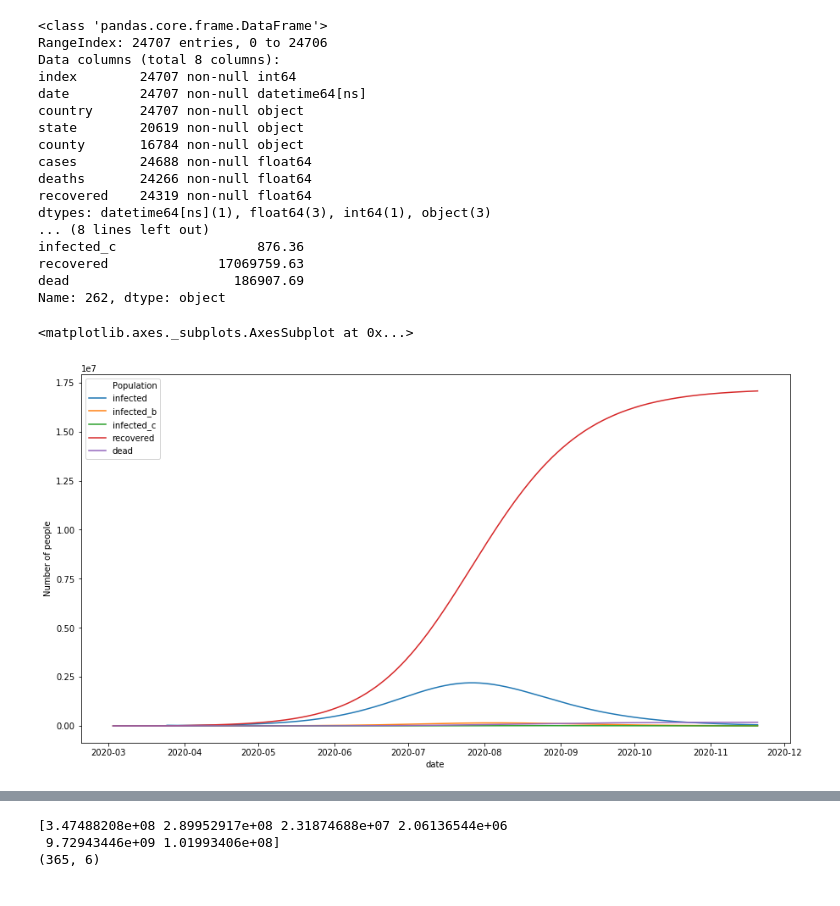
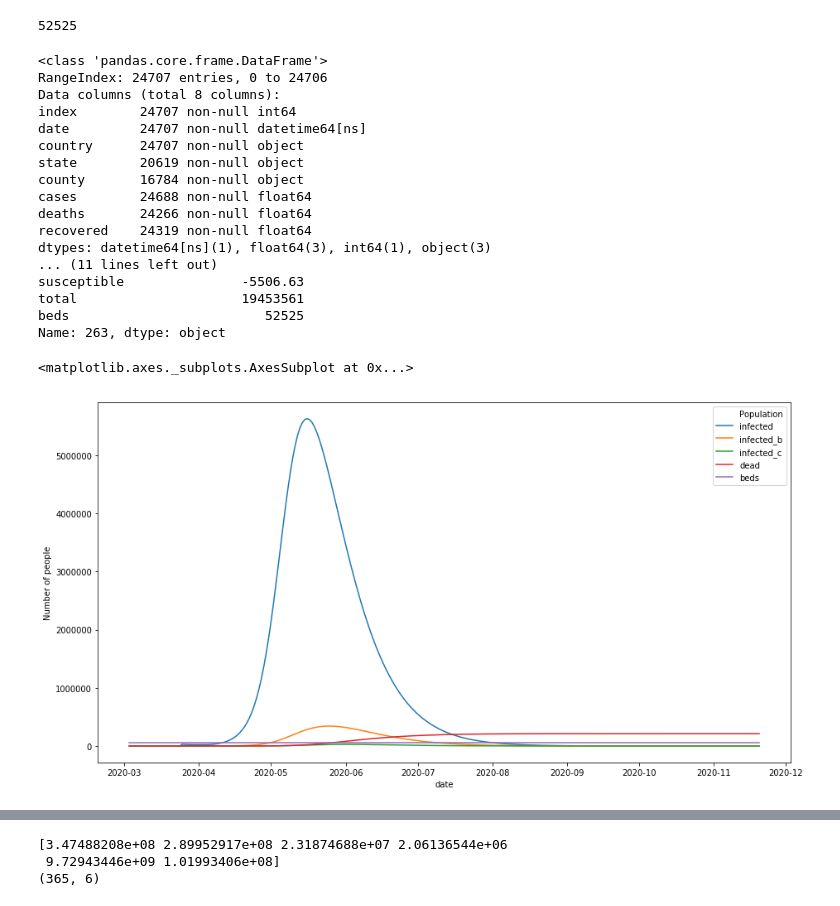
Before and after one commit to act-now-coalition/covid-data-model, a Jupyter notebook: seird_notebook_runtime.ipynb, the cells around one changed output, grey strips where cells are left out. Saved outputs shown, nothing was run; the diff lists cells and outputs as text; code cells hidden in the pictures.

```diff
--- a/seird_notebook_runtime.ipynb
+++ b/seird_notebook_runtime.ipynb
@@ -30,7 +30,7 @@ def model_state(country, state, interventions=None):
     HOSPITALIZED_CASES_REQUIRING_ICU_CARE = .1397
     TOTAL_INFECTED_PERIOD = 12
     MODEL_INTERVAL = 4
-    r0 = 2.4
+    r0 = 3.2
     POP = Dataset.get_population_by_country_state(country, state)
     # Pack all of the assumptions and parameters into a dict that can be passed into the model
     MODEL_PARAMETERS = {
@@ -42,8 +42,6 @@ def model_state(country, state, interventions=None):
         'projection_iterations': 60, # Number of iterations into the future to project
         'r0': r0,
         'interventions': interventions,
-        'hospitalization_rate': HOSPITALIZATION_RATE,
-        'case_fatality_rate': .0109341104294479,
         'hospitalized_cases_requiring_icu_care': HOSPITALIZED_CASES_REQUIRING_ICU_CARE,
         # Assumes that anyone who needs ICU care and doesn't get it dies
         'case_fatality_rate_hospitals_overwhelmed': HOSPITALIZATION_RATE * HOSPITALIZED_CASES_REQUIRING_ICU_CARE,
@@ -57,12 +55,20 @@ def model_state(country, state, interventions=None):
         'estimated_new_cases_per_confirmed': 20,
         # added for seird model
         'incubation_period': 5, # In days
-        'duration_mild_infections': 10, # In days
-        'icu_time_death': 7, #Time from ICU admission to death, In days
         'hospital_time_recovery': 11, #Duration of hospitalization, In days
         'use_harvard_params': False, #If True use the harvard parameters directly, if not calculate off the above
         'use_harvard_init': use_harvard_init, #If True use the harvard model inputs for inital conditions and N (recreate their graph)
-        'beta': 0.25,
+
+        'hospitalization_rate': HOSPITALIZATION_RATE,
+        'hospitalized_cases_requiring_icu_care': HOSPITALIZED_CASES_REQUIRING_ICU_CARE,
+        'total_infected_period': 12, # In days
+        'duration_mild_infections': 10, # In days
+        'hospital_time_recovery': 11, #Duration of hospitalization, In days
+        'icu_time_death': 7, #Time from ICU admission to death, In days
+        'case_fatality_rate': .0109341104294479,
+        'beta': 0.24,
+        'beta_hospitalized': 0.1,
+        'beta_icu': 0.1,
         #'model': 'sir',
         'model': 'seir',
     }
@@ -91,7 +97,7 @@ INTERVENTIONS = [
         datetime.date(2020, 5, 18): r0
     },
     {  # test intervention with small changes to make sure format works
-        datetime.date(2020, 3, 30): 10,
+        datetime.date(2020, 4, 3): 10,
     },
     {
         datetime.date(2020, 3, 23): 1000,
@@ -99,6 +105,10 @@ INTERVENTIONS = [
 ]
 # %%
 # Dataset.get_timeseries_by_country_state('USA', 'TX', 1)[['date','cases','deaths','recovered','active']]
+
+Dataset.get_beds_by_country_state('USA', 'NY')
+# %% [output]
+52525
 # %%
 def plot_df(df, cols):
     cols.append('date')
@@ -132,32 +142,32 @@ def plot_df(df, cols):
 use_harvard_init = False #If True use the harvard model inputs for inital conditions and N (recreate their graph)
 #use_harvard_init = True #If True use the harvard model inputs for inital conditions and N (recreate their graph)
 # %%
-[initervention_df, soln] = model_state('USA', 'NY', INTERVENTIONS[0])
+[initervention_df, soln] = model_state('USA', 'NY', INTERVENTIONS[4])
 
 print(initervention_df.iloc[-1])
 #print(initervention_df.iloc[-20])
 
 #chart_cols = ["exposed", "infected", "infected_b", "infected_c",  "recovered", "dead"] #, "susceptible"]
-chart_cols = ["infected", "infected_b", "infected_c",  "recovered", "dead"] #, "susceptible"]
+chart_cols = ["infected", "infected_b", "infected_c", "dead", "beds"] #, "susceptible"] "recovered",
 
 plot_df(initervention_df, chart_cols)
 # %% [output]
 <class 'pandas.core.frame.DataFrame'>
 RangeIndex: 24707 entries, 0 to 24706
 Data columns (total 8 columns):
 index        24707 non-null int64
 date         24707 non-null datetime64[ns]
 country      24707 non-null object
 state        20619 non-null object
 county       16784 non-null object
 cases        24688 non-null float64
 deaths       24266 non-null float64
 recovered    24319 non-null float64
 dtypes: datetime64[ns](1), float64(3), int64(1), object(3)
-... (8 lines left out)
-infected_c                  876.36
-recovered              17069759.63
-dead                     186907.69
-Name: 262, dtype: object
+... (11 lines left out)
+susceptible               -5506.63
+total                     19453561
+beds                         52525
+Name: 263, dtype: object
 <matplotlib.axes._subplots.AxesSubplot at 0x...>
-[figure, old version]
+[figure, new version]
```
Also changed, not shown: parts of 2 cells of this notebook, 2 other files.
